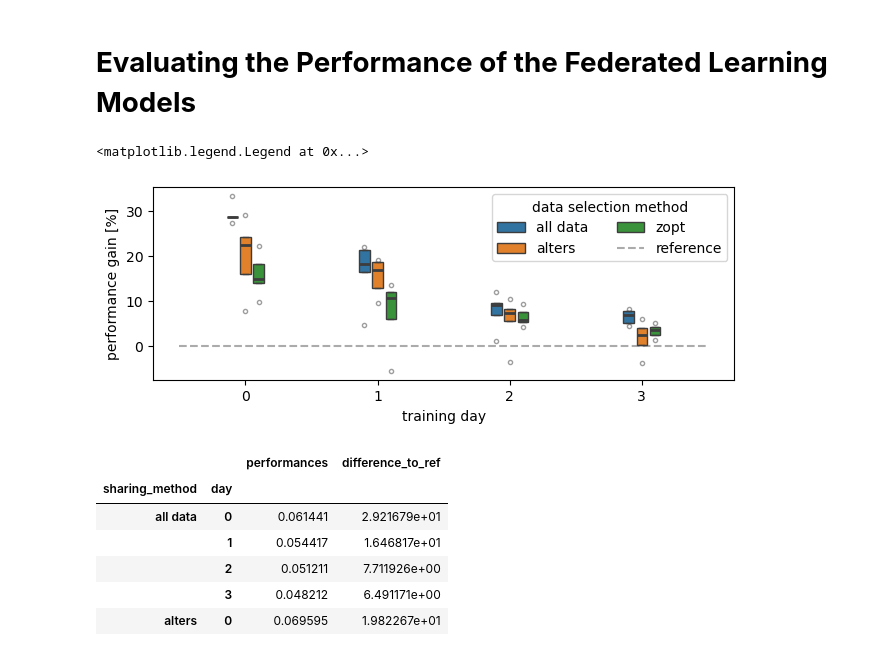
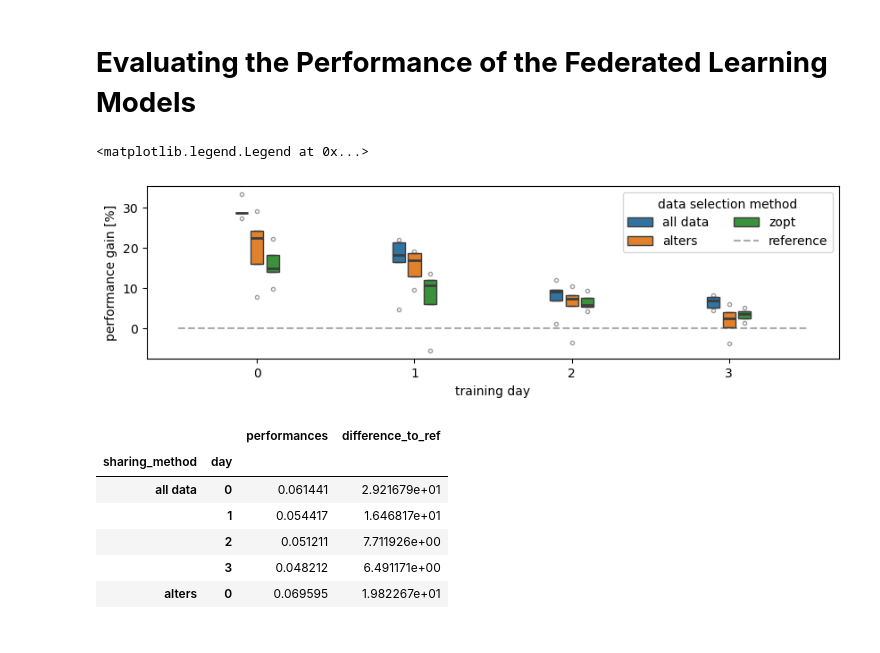
Before and after one commit to alelevente/selcop, a Jupyter notebook: 03_da/05_evaluation/02_fl_performance.ipynb, the cells around one changed output. Drawn from its saved outputs; the diff is of its cells as text; code cells hidden in the pictures.

```diff
--- a/03_da/05_evaluation/02_fl_performance.ipynb
+++ b/03_da/05_evaluation/02_fl_performance.ipynb
@@ -34,30 +34,30 @@ fl_perf["performances"] = performances
 # %%
 #calculation:
 #reference:
 ref_day = {}
 ref_df = fl_perf[fl_perf["sharing_method"]=="reference"]
 for day in range(4):
     avg = ref_df[ref_df["day"] == day]["performances"].mean()
     ref_day[day] = avg
 #comparison:
 diffs = []
 for i,r in fl_perf.iterrows():
     diffs.append((ref_day[r["day"]] - r["performances"])/ref_day[r["day"]]*100)
 fl_perf["difference_to_ref"] = diffs
 
 #plotting:
-plt.figure(figsize=(7.5, 2.5))
+plt.figure(figsize=(10, 2.5))
 sns.boxplot(fl_perf[fl_perf["sharing_method"] != "reference"], x="day", y="difference_to_ref", hue="sharing_method",
             width=0.3, gap=0.2, whis=[1,99], fliersize=3.0,
             flierprops={"alpha": 0.5},
             medianprops={"linewidth":2})
 plt.hlines(y=0, xmin=-0.5, xmax=3.5, zorder=0, linestyle="--", color="k", alpha=0.33, label="reference")
 plt.xlabel("training day")
 plt.ylabel("performance gain [%]")
 plt.legend(title="data selection method", ncols=2, loc="best",)# bbox_to_anchor=(.41, -.35))
 # %% [output]
 <matplotlib.legend.Legend at 0x...>
-[figure, old version]
+[figure, new version]
 # %%
 fl_perf.groupby(["sharing_method", "day"]).mean()
 # %% [output]
```
Also changed, not shown: 3 other files.
